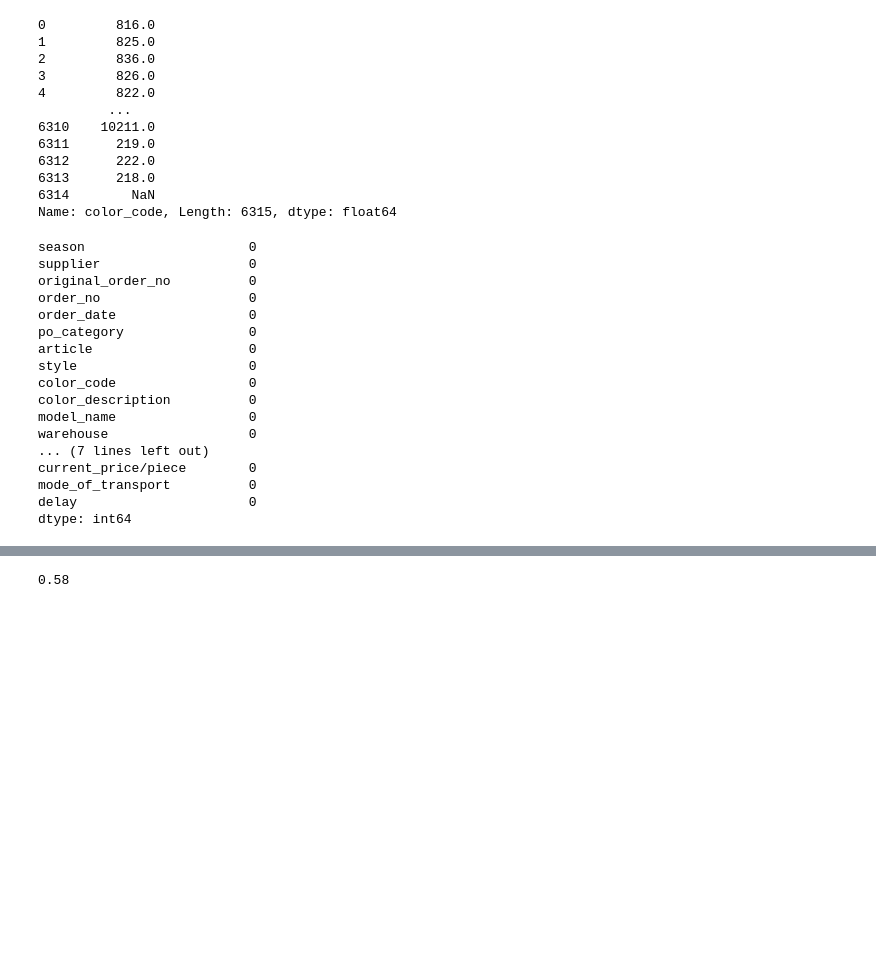
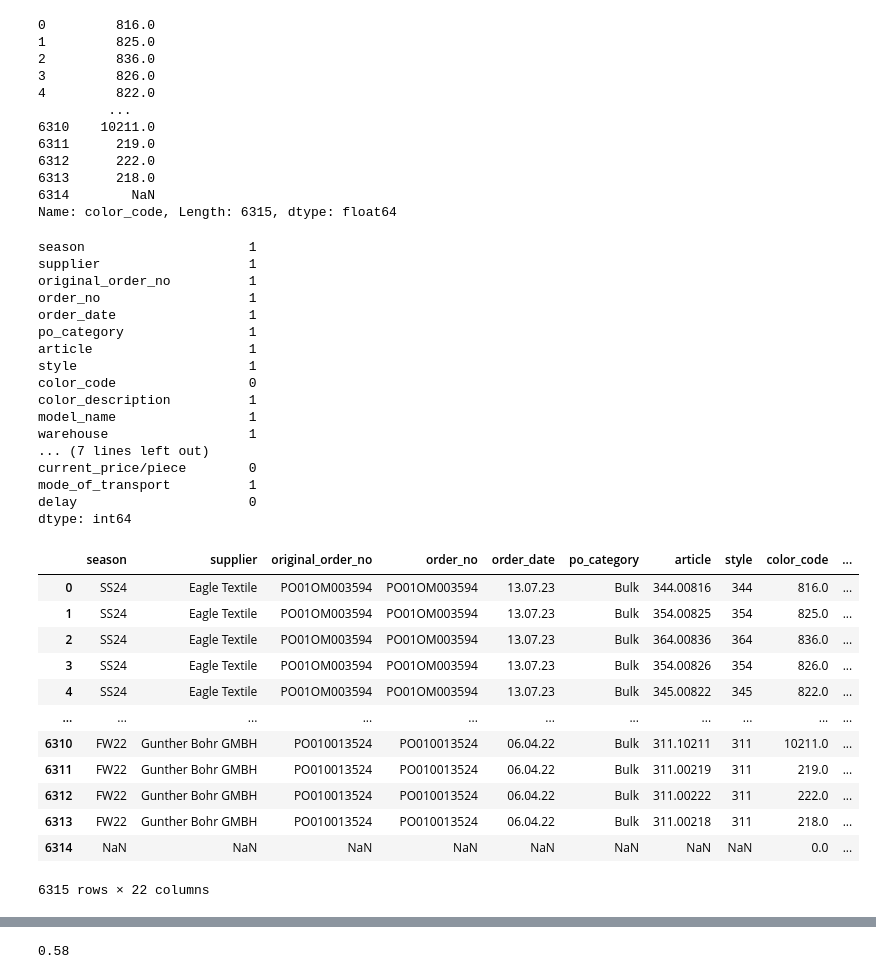
Before and after one commit to TwistzZz79/Case-Study-, a Jupyter notebook: On - Case Study.ipynb, the cells around one changed output, grey strips where cells are left out. Drawn from its saved outputs; the diff is of its cells as text; code cells hidden in the pictures; blank space fills up the shorter version.

```diff
--- a/On - Case Study.ipynb
+++ b/On - Case Study.ipynb
@@ -174,29 +183,51 @@ df.color_code
 6313      218.0
 6314        NaN
 Name: color_code, Length: 6315, dtype: float64
+# %%
+df.delay_reason=pd.to_numeric(df.delay_reason,errors='coerce')
+df.delay_reason=df.delay_reason.fillna(0)
+
+df.color_code=pd.to_numeric(df.color_code,errors='coerce')
+df.color_code=df.color_code.fillna(0)
 # %%
-for col in df.columns:
-    df[col] = pd.to_numeric(df[col], errors='coerce')
+#for col in df.columns:
+ #   df[col] = pd.to_numeric(df[col], errors='coerce')
 # %%
-for col in df.columns:
-    df[col] = df[col].fillna(0)
+#for col in df.columns:
+  #  df[col] = df[col].fillna(0)
 # %%
 df.isnull().sum()
 # %% [output]
-season                     0
-supplier                   0
-original_order_no          0
-order_no                   0
-order_date                 0
-po_category                0
-article                    0
-style                      0
+season                     1
+supplier                   1
+original_order_no          1
+order_no                   1
+order_date                 1
+po_category                1
+article                    1
+style                      1
 color_code                 0
-color_description          0
-model_name                 0
-warehouse                  0
+color_description          1
+model_name                 1
+warehouse                  1
 ... (7 lines left out)
 current_price/piece        0
-mode_of_transport          0
+mode_of_transport          1
 delay                      0
 dtype: int64
+# %%
+df
+# %% [output]
+|  | season | supplier | original_order_no | order_no | order_date | po_category | article | style | color_code | ... |
+| 0 | SS24 | Eagle Textile | PO01OM003594 | PO01OM003594 | 13.07.23 | Bulk | 344.00816 | 344 | 816.0 | ... |
+| 1 | SS24 | Eagle Textile | PO01OM003594 | PO01OM003594 | 13.07.23 | Bulk | 354.00825 | 354 | 825.0 | ... |
+| 2 | SS24 | Eagle Textile | PO01OM003594 | PO01OM003594 | 13.07.23 | Bulk | 364.00836 | 364 | 836.0 | ... |
+| 3 | SS24 | Eagle Textile | PO01OM003594 | PO01OM003594 | 13.07.23 | Bulk | 354.00826 | 354 | 826.0 | ... |
+| 4 | SS24 | Eagle Textile | PO01OM003594 | PO01OM003594 | 13.07.23 | Bulk | 345.00822 | 345 | 822.0 | ... |
+| ... | ... | ... | ... | ... | ... | ... | ... | ... | ... | ... |
+| 6310 | FW22 | Gunther Bohr GMBH | PO010013524 | PO010013524 | 06.04.22 | Bulk | 311.10211 | 311 | 10211.0 | ... |
+| 6311 | FW22 | Gunther Bohr GMBH | PO010013524 | PO010013524 | 06.04.22 | Bulk | 311.00219 | 311 | 219.0 | ... |
+| 6312 | FW22 | Gunther Bohr GMBH | PO010013524 | PO010013524 | 06.04.22 | Bulk | 311.00222 | 311 | 222.0 | ... |
+| 6313 | FW22 | Gunther Bohr GMBH | PO010013524 | PO010013524 | 06.04.22 | Bulk | 311.00218 | 311 | 218.0 | ... |
+| 6314 | NaN | NaN | NaN | NaN | NaN | NaN | NaN | NaN | 0.0 | ... |
+6315 rows × 22 columns
```
Also changed, not shown: parts of 41 cells of this notebook.
